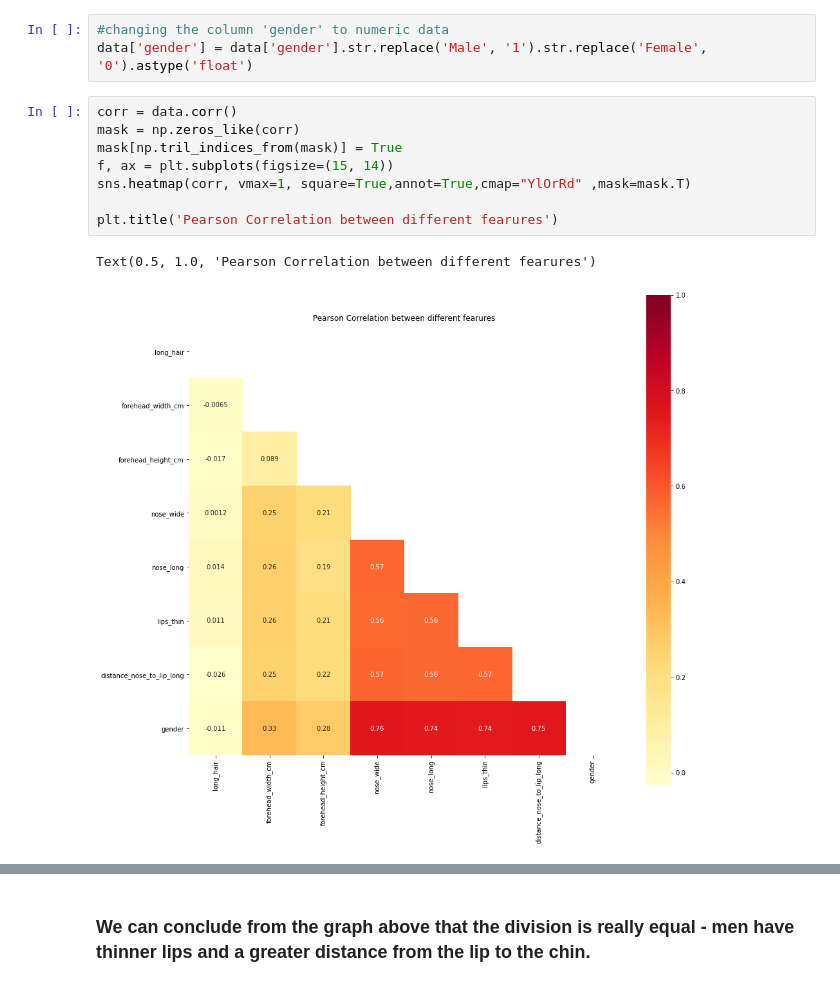
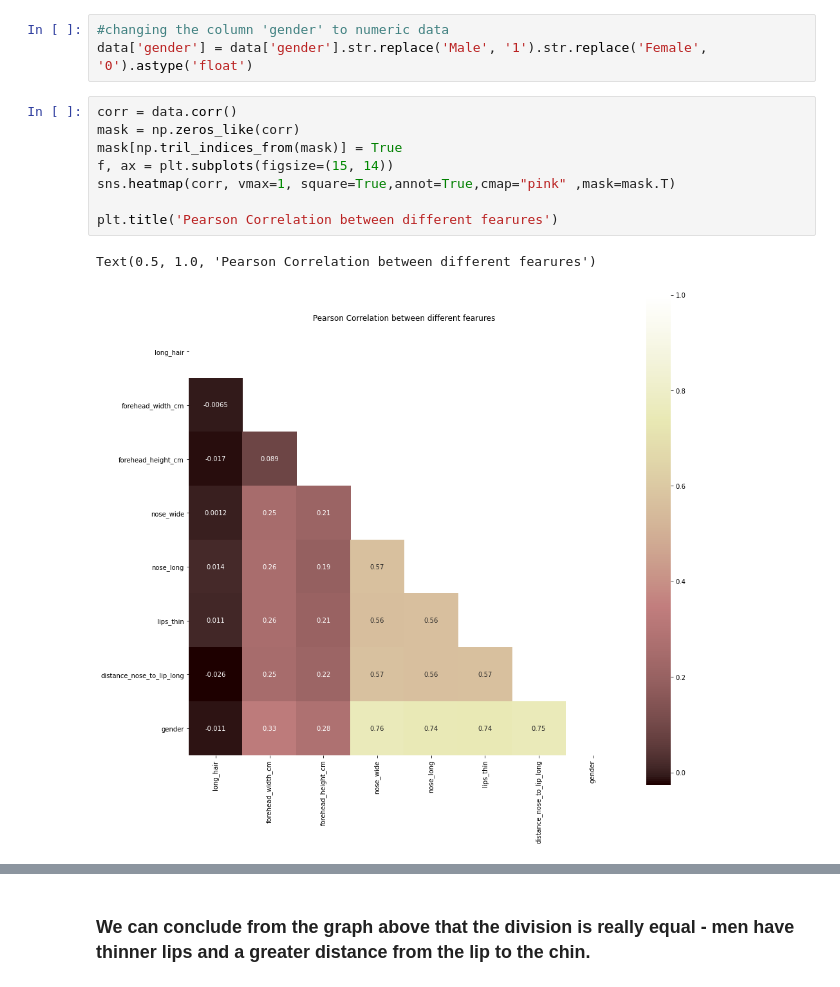
Before and after one commit to taliyashitreet/ML-final-project, a Jupyter notebook: Part 3 classification.ipynb, the cells around one changed output, grey strips where cells are left out. Saved outputs shown, nothing was run; the diff lists cells and outputs as text.

```diff
--- a/Part 3 classification.ipynb
+++ b/Part 3 classification.ipynb
@@ -98,14 +98,14 @@ data['gender'] = data['gender'].str.replace('Male', '1').str.replace('Female', '
 # %%
 corr = data.corr()
 mask = np.zeros_like(corr)
 mask[np.tril_indices_from(mask)] = True
 f, ax = plt.subplots(figsize=(15, 14))
-sns.heatmap(corr, vmax=1, square=True,annot=True,cmap="YlOrRd" ,mask=mask.T)
+sns.heatmap(corr, vmax=1, square=True,annot=True,cmap="pink" ,mask=mask.T)
 
 plt.title('Pearson Correlation between different fearures')
 # %% [output]
 Text(0.5, 1.0, 'Pearson Correlation between different fearures')
-[figure, old version]
+[figure, new version]
 # %%
 sns.lmplot(x="forehead_width_cm", y="forehead_height_cm", hue="gender", data=data, palette = 'rainbow', height = 7)
 ax = plt.gca()
```
Also changed, not shown: parts of 18 cells of this notebook, 2 other files.
